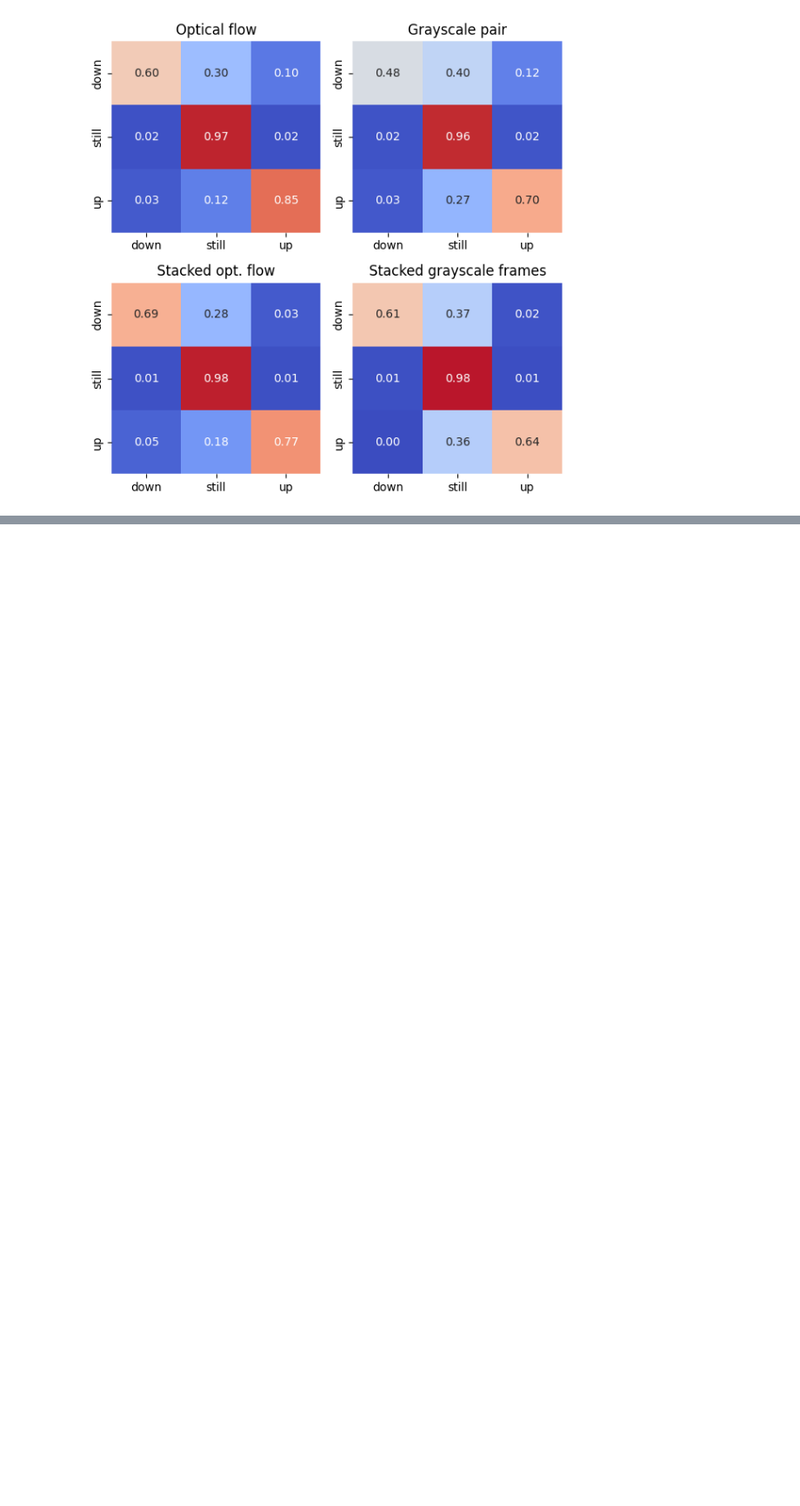
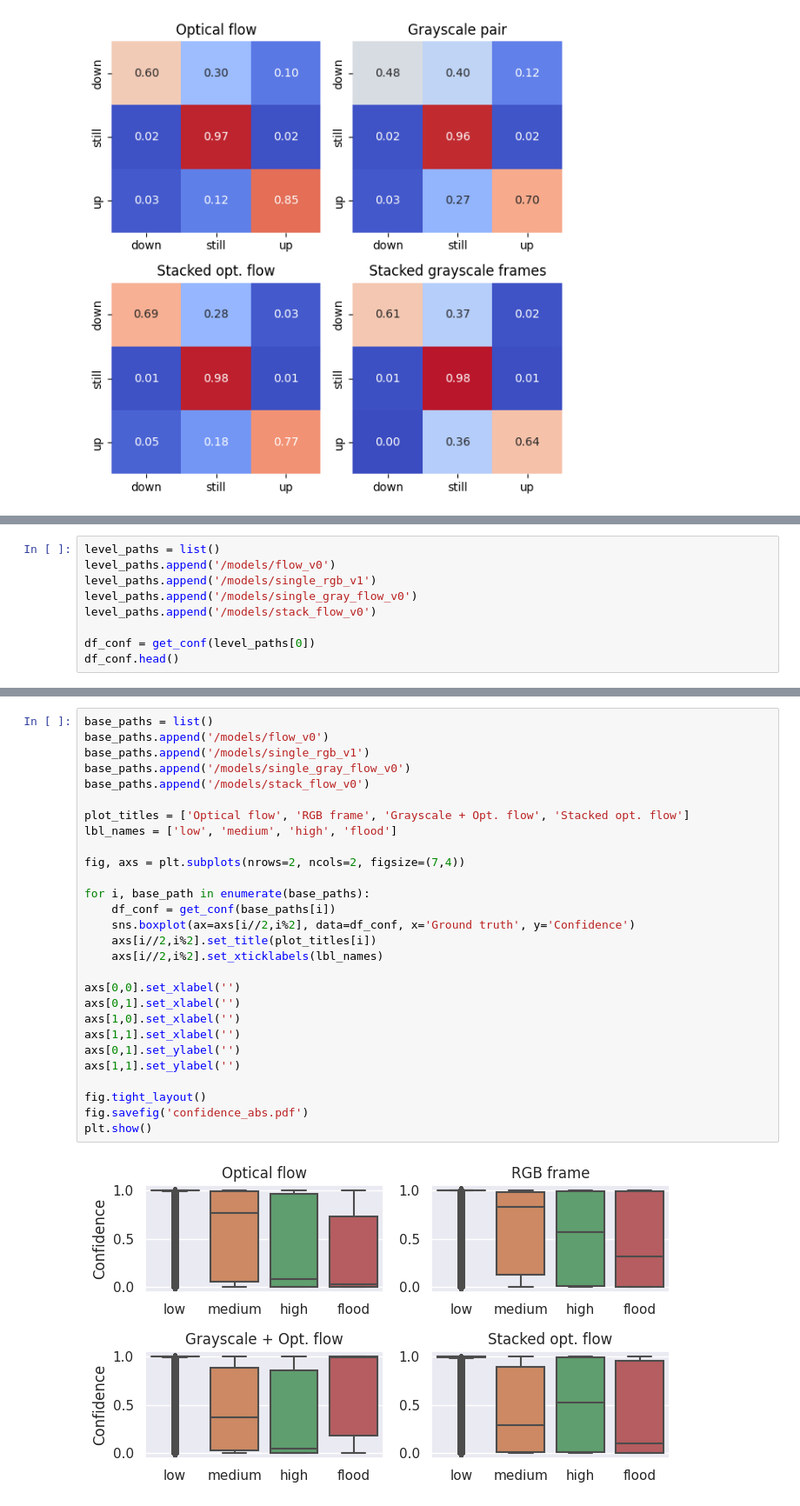
Before and after one commit to cmranieri/flood-detection, a Jupyter notebook: src/analyse_results.ipynb, the cells around one changed output, grey strips where cells are left out. Shown at 87% size. Saved outputs shown, nothing was run; the diff lists cells and outputs as text; blank space fills up the shorter version.

Commit message:
confidence analysis

```diff
--- a/src/analyse_results.ipynb
+++ b/src/analyse_results.ipynb
@@ -312,0 +327,9 @@ fig.savefig('cf_diffs.pdf')
+# %%
+level_paths = list()
+level_paths.append('/models/flow_v0')
+level_paths.append('/models/single_rgb_v1')
+level_paths.append('/models/single_gray_flow_v0')
+level_paths.append('/models/stack_flow_v0')
+
+df_conf = get_conf(level_paths[0])
+df_conf.head()
@@ -312,0 +343,30 @@ fig.savefig('cf_diffs.pdf')
+# %%
+base_paths = list()
+base_paths.append('/models/flow_v0')
+base_paths.append('/models/single_rgb_v1')
+base_paths.append('/models/single_gray_flow_v0')
+base_paths.append('/models/stack_flow_v0')
+
+plot_titles = ['Optical flow', 'RGB frame', 'Grayscale + Opt. flow', 'Stacked opt. flow']
+lbl_names = ['low', 'medium', 'high', 'flood']
+
+fig, axs = plt.subplots(nrows=2, ncols=2, figsize=(7,4))
+
+for i, base_path in enumerate(base_paths):
+    df_conf = get_conf(base_paths[i])
+    sns.boxplot(ax=axs[i//2,i%2], data=df_conf, x='Ground truth', y='Confidence')
+    axs[i//2,i%2].set_title(plot_titles[i])
+    axs[i//2,i%2].set_xticklabels(lbl_names)
+
+axs[0,0].set_xlabel('')
+axs[0,1].set_xlabel('')
+axs[1,0].set_xlabel('')
+axs[1,1].set_xlabel('')
+axs[0,1].set_ylabel('')
+axs[1,1].set_ylabel('')
+
+fig.tight_layout()
+fig.savefig('confidence_abs.pdf')
+plt.show()
+# %% [output]
+[figure, added]
```
Also changed, not shown: parts of 5 cells of this notebook, 1 other file.
